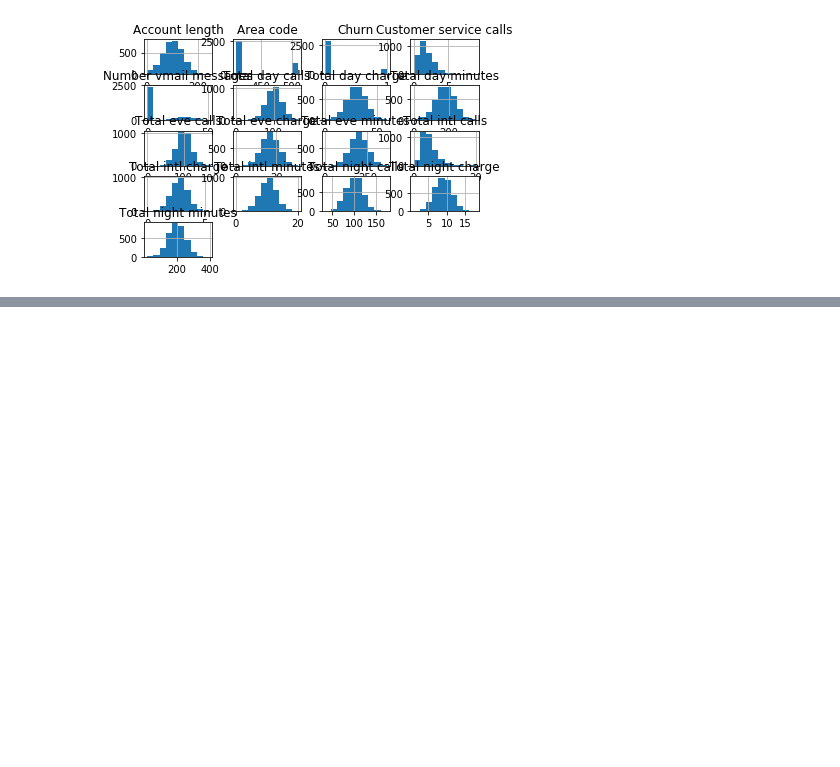
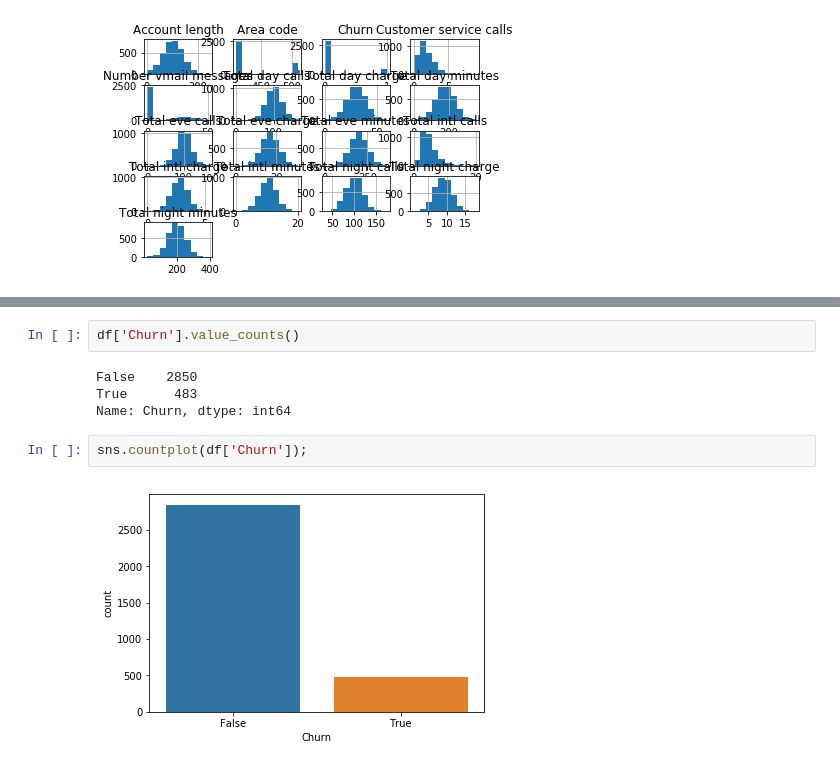
Before and after one commit to ivan-magda/mlcourse_open_homeworks, a Jupyter notebook: lesson2_telecom_churn_inclass_as_is.ipynb, the cells around one changed output, grey strips where cells are left out. Saved outputs shown, nothing was run; the diff lists cells and outputs as text; blank space fills up the shorter version.

```diff
--- a/lesson2_telecom_churn_inclass_as_is.ipynb
+++ b/lesson2_telecom_churn_inclass_as_is.ipynb
@@ -32,0 +46,10 @@ df.hist();
+# %%
+df['Churn'].value_counts()
+# %% [output]
+False    2850
+True      483
+Name: Churn, dtype: int64
+# %%
+sns.countplot(df['Churn']);
+# %% [output]
+[figure, added]
```
Also changed, not shown: parts of 32 cells of this notebook.
